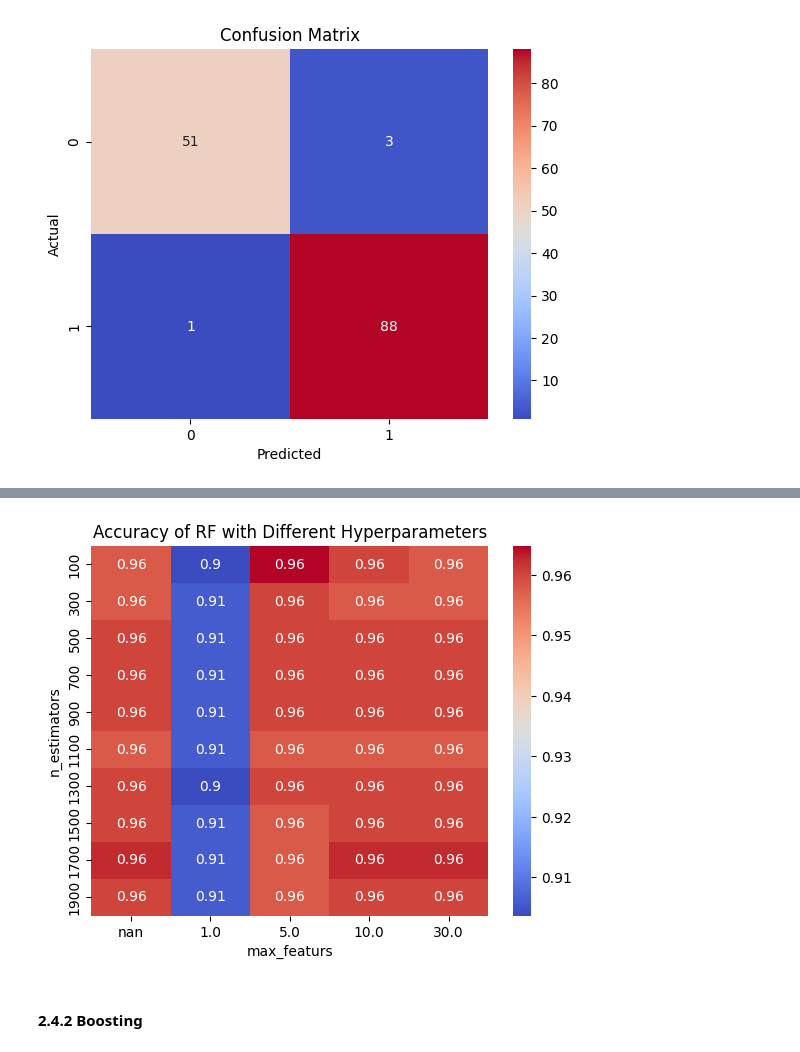
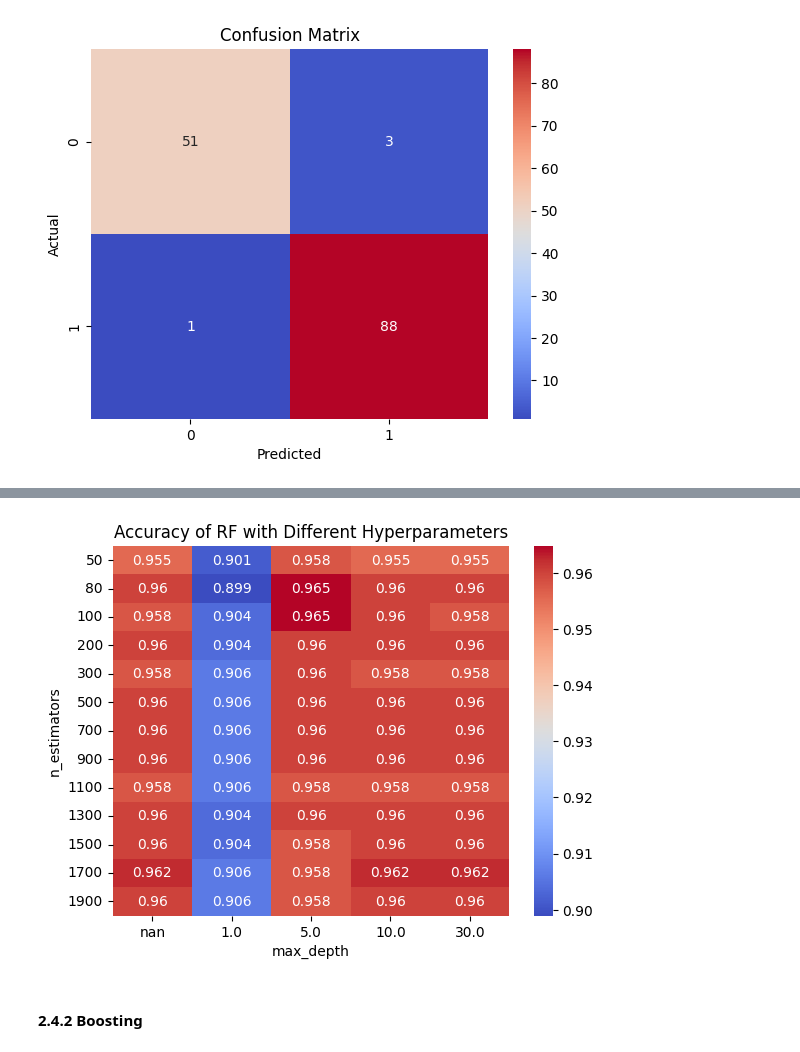
Before and after one commit to Mohammed-Abed-Alkareem/ML-Algorithms-Evaluation, a Jupyter notebook: AssignmentFiles/assignment.ipynb, the cells around one changed output, grey strips where cells are left out. Saved outputs shown, nothing was run; the diff lists cells and outputs as text; code cells hidden in the pictures.

Commit message:
Scaled features using Z-score, set best parameters in some classifiers

```diff
--- a/AssignmentFiles/assignment.ipynb
+++ b/AssignmentFiles/assignment.ipynb
@@ -439,7 +444,7 @@ plt.show()
 # %%
 
 # Train with the best parameters
-svc = SVC(kernel='linear', C=10)
+svc = SVC(kernel='linear', C=0.2)
 
 svc.fit(X_train, y_train)
 
@@ -497,11 +502,11 @@ print(auc_score)
 #### 2.4.1 Bagging
 # %%
 # Number of trees in random forest
-n_estimators = [100, 300, 500, 700, 900, 1100, 1300, 1500, 1700, 1900]
+n_estimators = [50, 80, 100,200, 300, 500, 700, 900, 1100, 1300, 1500, 1700, 1900]
 # Number of features to consider at every split
-max_features = ['log2',] #'sqrt']
+max_features = ['log2', 'sqrt']
 # Maximum depth of a tree
-max_depth = [1, 5, 10, 30]
+max_depth = []
 max_depth.append(None)
 
 # Minimum number of samples required to split a node
@@ -530,0 +547,32 @@ grid_search.best_params_
+# %%
+# Number of trees in random forest
+n_estimators = [50, 80, 100,200, 300, 500, 700, 900, 1100, 1300, 1500, 1700, 1900]
+# Number of features to consider at every split
+max_features = ['log2'] #, 'sqrt']
+# log2 was better, I removed sqrt to have the be able to use pivot on the df (otherwise maxing n_estimators the index is not possible)
+# Maximum depth of a tree
+max_depth = [1, 5, 10, 30]
+max_depth.append(None)
+
+# Minimum number of samples required to split a node
+#min_samples_split = [2, 5, 10]
+# Minimum number of samples required at each leaf node
+#min_samples_leaf = [1, 2, 4]
+# Method of selecting samples for training each tree
+#bootstrap = [True, False]
+
+param_grid = {'n_estimators': n_estimators,
+               'max_features': max_features,
+               'max_depth': max_depth,
+#               'min_samples_split': min_samples_split,
+#               'min_samples_leaf': min_samples_leaf,
+#               'bootstrap': bootstrap
+               }
+
+rf = RandomForestClassifier(random_state=42)
+
+grid_search = GridSearchCV(rf, param_grid, cv=5, scoring='accuracy', n_jobs=6)
+
+grid_search.fit(X_train, y_train)
+
+grid_search.best_params_
@@ -583,14 +633,14 @@ print(auc_score)
 # %%
 results = pd.DataFrame(grid_search.cv_results_)
 results = results.pivot(index='param_n_estimators', columns='param_max_depth', values='mean_test_score')
 
-sns.heatmap(results, annot=True, cmap='coolwarm',)
-plt.xlabel('max_featurs')
+sns.heatmap(results, annot=True, cmap='coolwarm', fmt='.3g')
+plt.xlabel('max_depth')
 plt.ylabel('n_estimators')
 plt.title('Accuracy of RF with Different Hyperparameters')
 plt.show()
 # %% [output]
-[figure, old version]
+[figure, new version]
 # %% [markdown]
 #### 2.4.2 Boosting
 # %%
```
Also changed, not shown: parts of 26 cells of this notebook.
